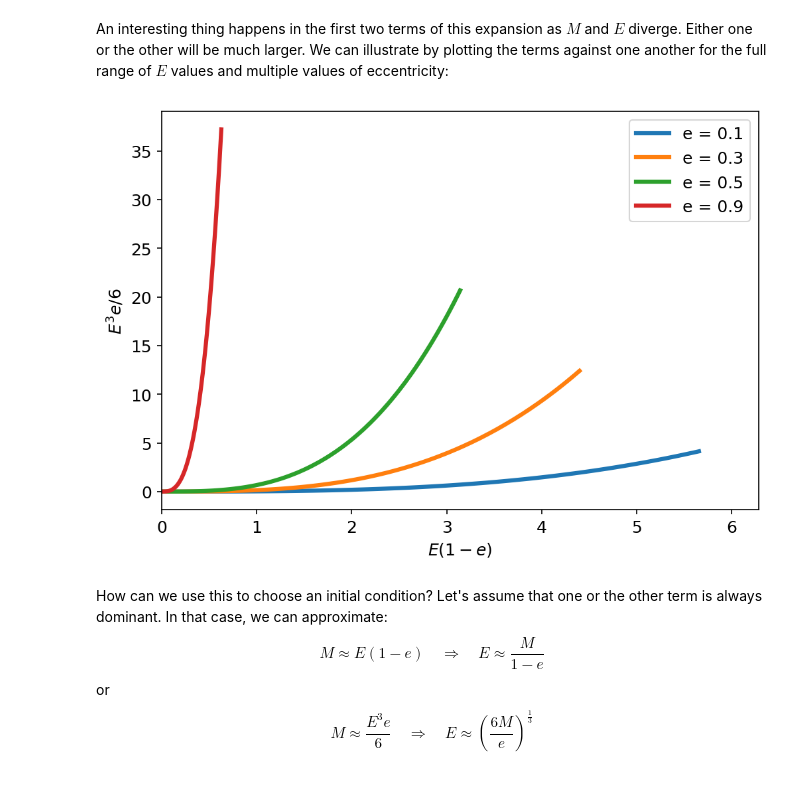
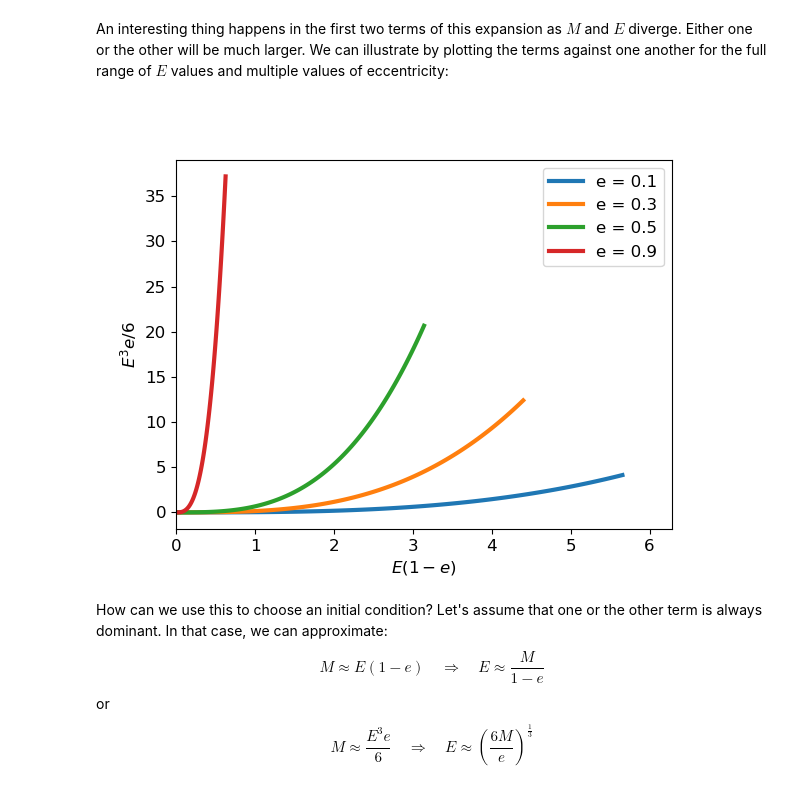
Before and after one commit to dsavransky/astrodynamicsbook, a Jupyter notebook: Notebooks/16-Inverting the Time Equation.ipynb, the cells around one changed output. Cells and saved outputs as stored; diff of their text form; code cells hidden in the pictures.

Commit message:
updating figures to use ipympl

```diff
--- a/Notebooks/16-Inverting the Time Equation.ipynb
+++ b/Notebooks/16-Inverting the Time Equation.ipynb
@@ -238,23 +238,22 @@ sympy.series(E - e*sin(E),x=E,x0=0,n=4) # Expanding in E, about 0, to fourth ord
 # %% [markdown]
 An interesting thing happens in the first two terms of this expansion as $M$ and $E$ diverge. Either one or the other will be much larger.  We can illustrate by plotting the terms against one another for the full range of $E$ values and multiple values of eccentricity:
 # %%
-%matplotlib inline
-plt.rcParams['figure.dpi'] = 150
+%matplotlib widget
 plt.rcParams['font.size'] = 12
-fig = plt.figure(figsize=(6,4))
-ax = fig.add_axes([0,0,1,1])
+fig, ax = plt.subplots()
 
 E1 = np.linspace(0,2*np.pi,100)
 es = [0.1,0.3,0.5, 0.9]
 
 for e1 in es:
     ax.plot(E1*(1-e1),E1**3*e1/6, linewidth=3, label="e = {}".format(e1))
 ax.legend()
 ax.set_xlim([0,2*np.pi])
 ax.set_xlabel('$E(1-e)$');
 ax.set_ylabel('$E^3e/6$');
+fig.canvas.header_visible = False
 # %% [output]
-[figure, old version]
+[figure, new version]
 # %% [markdown]
 How can we use this to choose an initial condition? Let's assume that one or the other term is always dominant.  In that case, we can approximate:
 $$M \approx E(1-e) \quad \Longrightarrow \quad E \approx \frac{M}{1-e}$$
```
Also changed, not shown: parts of 11 cells of this notebook, 1 other file.
